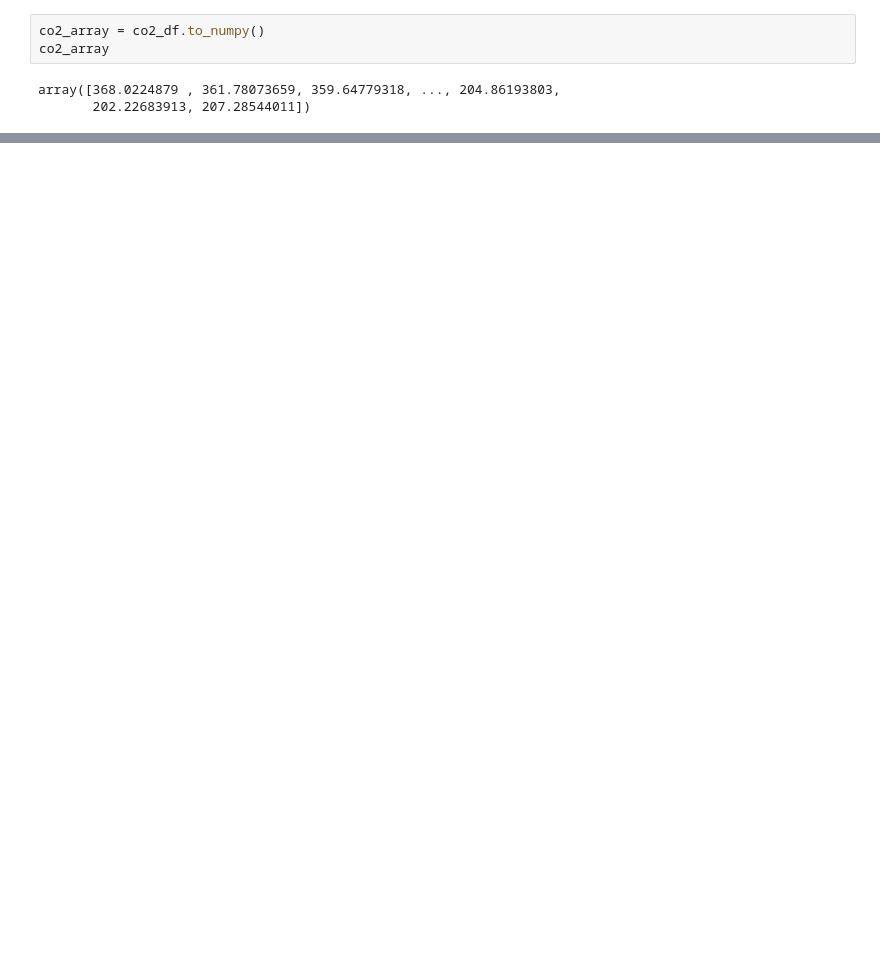
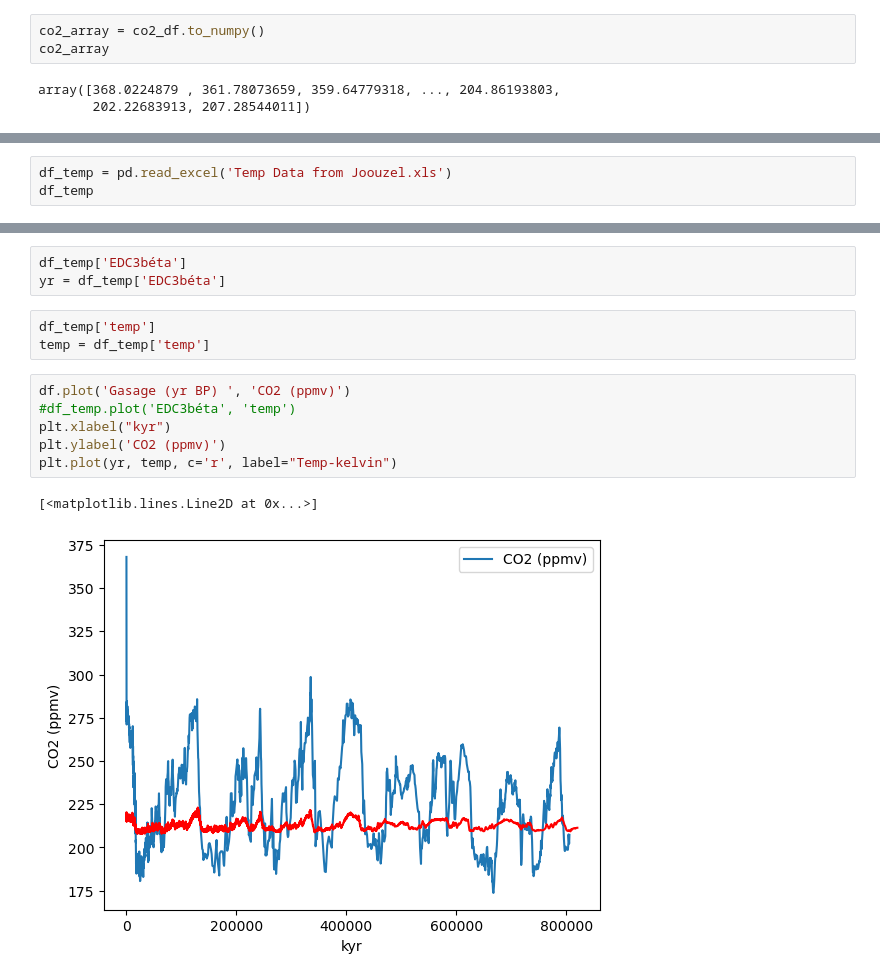
Before and after one commit to horgano/PfDA-Project2, a Jupyter notebook: PfDA-Project2.ipynb, the cells around one changed output, grey strips where cells are left out. Drawn from its saved outputs; the diff is of its cells as text; blank space fills up the shorter version.

```diff
--- a/PfDA-Project2.ipynb
+++ b/PfDA-Project2.ipynb
@@ -76,0 +77,3 @@ fig, ax = plt.subplots()
+# %%
+df_temp = pd.read_excel('Temp Data from Joouzel.xls')
+df_temp
@@ -76,0 +94,15 @@ fig, ax = plt.subplots()
+# %%
+df_temp['EDC3béta']
+yr = df_temp['EDC3béta']
+# %%
+df_temp['temp']
+temp = df_temp['temp']
+# %%
+df.plot('Gasage (yr BP) ', 'CO2 (ppmv)')
+#df_temp.plot('EDC3béta', 'temp')
+plt.xlabel("kyr")
+plt.ylabel('CO2 (ppmv)')
+plt.plot(yr, temp, c='r', label="Temp-kelvin")
+# %% [output]
+[<matplotlib.lines.Line2D at 0x...>]
+[figure, added]
```
Also changed, not shown: parts of 15 cells of this notebook, 3 other files.
